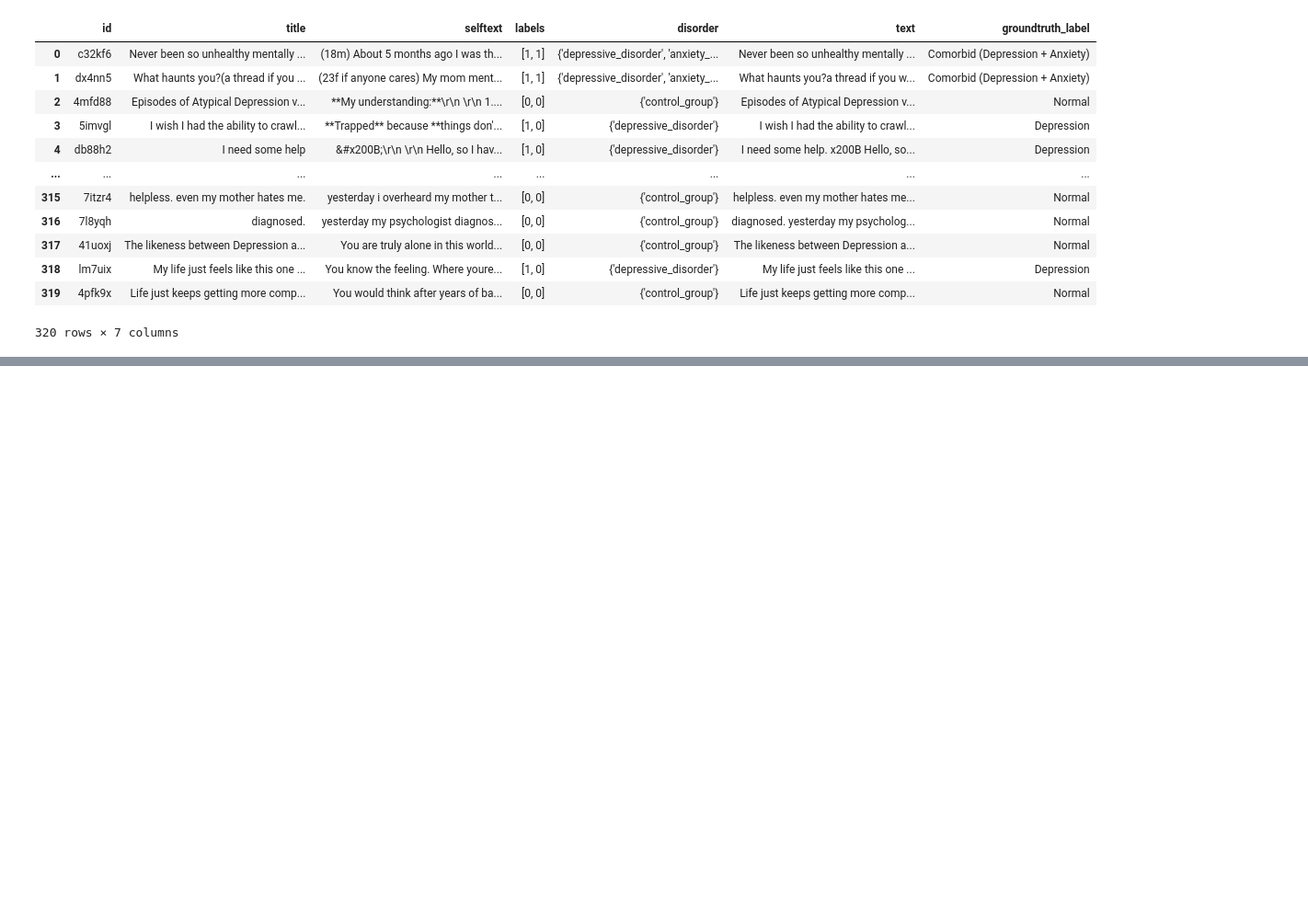
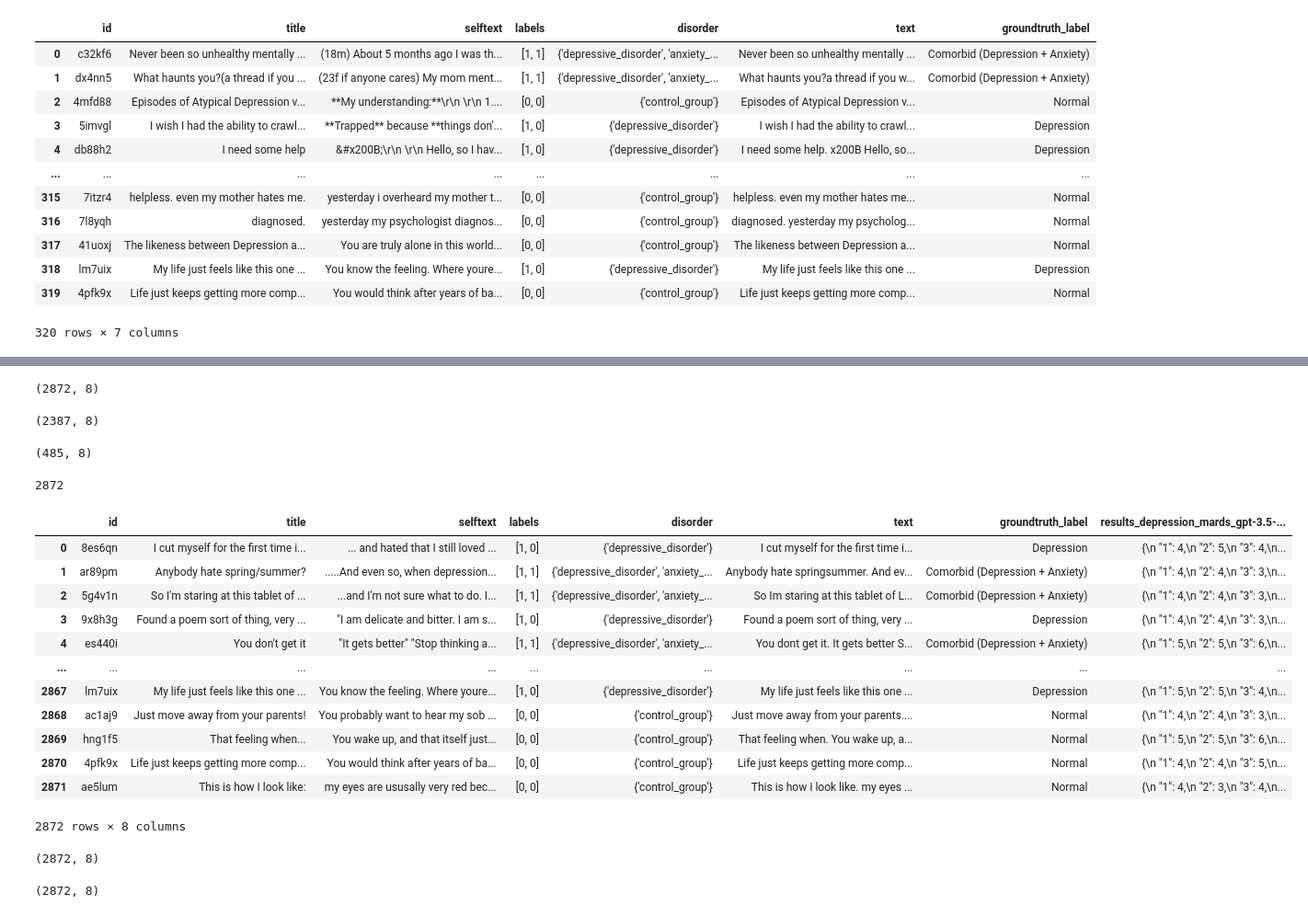
Before and after one commit to AmeyHengle/ANGST, a Jupyter notebook: notebooks/analysis.ipynb, the cells around one changed output, grey strips where cells are left out. Shown at 92% size. Drawn from its saved outputs; the diff is of its cells as text; code cells hidden in the pictures; blank space fills up the shorter version.

Commit message:
adding anxiety hamilton gpt-3.5-turbo results

```diff
--- a/notebooks/analysis.ipynb
+++ b/notebooks/analysis.ipynb
@@ -102,0 +86,3 @@ df.dropna().shape
+# %%
+main_df = pd.read_csv("../data/test/full_test.csv")
+main_df
@@ -102,0 +103,49 @@ df.dropna().shape
+# %%
+SEED=0
+MODEL="gpt-3.5-turbo"
+PROMPT_TYPE="depression_mards"
+
+df = pd.read_csv(f"../results/zero_shot/zero_shot_{PROMPT_TYPE}_{MODEL}_seed_{SEED}_old.csv")
+print(df.shape)
+df = df.dropna(subset=[f'results_{PROMPT_TYPE}_{MODEL}']).reset_index(drop=True)
+df.shape
+# %% [output]
+(2872, 8)
+(2387, 8)
+# %%
+df_new = pd.read_csv(f"../results/zero_shot/zero_shot_{PROMPT_TYPE}_{MODEL}_seed_{SEED}_new.csv")
+df_new.shape
+# %% [output]
+(485, 8)
+# %%
+result_dict = dict()
+for i in range(len(df)):
+    key = df.at[i, f'id']
+    val = df.at[i, f'results_{PROMPT_TYPE}_{MODEL}']
+    result_dict[key] = val
+
+for i in range(len(df_new)):
+    key = df_new.at[i, f'id']
+    val = df_new.at[i, f'results_{PROMPT_TYPE}_{MODEL}']
+    result_dict[key] = val
+
+len(result_dict)
+# %% [output]
+2872
+# %%
+main_df[f'results_{PROMPT_TYPE}_{MODEL}'] = main_df['id'].apply(lambda x: result_dict[x])
+main_df
+# %% [output]
+|  | id | title | selftext | labels | disorder | text | groundtruth_label | results_depression_mards_gpt-3.5-... |
+| 0 | 8es6qn | I cut myself for the first time i... | ... and hated that I still loved ... | [1, 0] | {'depressive_disorder'} | I cut myself for the first time i... | Depression | {\n "1": 4,\n "2": 5,\n "3": 4,\n... |
+| 1 | ar89pm | Anybody hate spring/summer? | .....And even so, when depression... | [1, 1] | {'depressive_disorder', 'anxiety_... | Anybody hate springsummer. And ev... | Comorbid (Depression + Anxiety) | {\n "1": 4,\n "2": 4,\n "3": 3,\n... |
+| 2 | 5g4v1n | So I'm staring at this tablet of ... | ...and I'm not sure what to do. I... | [1, 1] | {'depressive_disorder', 'anxiety_... | So Im staring at this tablet of L... | Comorbid (Depression + Anxiety) | {\n "1": 4,\n "2": 4,\n "3": 3,\n... |
+| 3 | 9x8h3g | Found a poem sort of thing, very ... | "I am delicate and bitter. I am s... | [1, 0] | {'depressive_disorder'} | Found a poem sort of thing, very ... | Depression | {\n "1": 4,\n "2": 4,\n "3": 3,\n... |
+| 4 | es440i | You don't get it | "It gets better" "Stop thinking a... | [1, 1] | {'depressive_disorder', 'anxiety_... | You dont get it. It gets better S... | Comorbid (Depression + Anxiety) | {\n "1": 5,\n "2": 5,\n "3": 6,\n... |
+| ... | ... | ... | ... | ... | ... | ... | ... | ... |
+| 2867 | lm7uix | My life just feels like this one ... | You know the feeling. Where youre... | [1, 0] | {'depressive_disorder'} | My life just feels like this one ... | Depression | {\n "1": 5,\n "2": 5,\n "3": 4,\n... |
+| 2868 | ac1aj9 | Just move away from your parents! | You probably want to hear my sob ... | [0, 0] | {'control_group'} | Just move away from your parents.... | Normal | {\n "1": 4,\n "2": 4,\n "3": 3,\n... |
+| 2869 | hng1f5 | That feeling when... | You wake up, and that itself just... | [0, 0] | {'control_group'} | That feeling when. You wake up, a... | Normal | {\n "1": 5,\n "2": 5,\n "3": 6,\n... |
+| 2870 | 4pfk9x | Life just keeps getting more comp... | You would think after years of ba... | [0, 0] | {'control_group'} | Life just keeps getting more comp... | Normal | {\n "1": 4,\n "2": 4,\n "3": 5,\n... |
+| 2871 | ae5lum | This is how I look like: | my eyes are ususally very red bec... | [0, 0] | {'control_group'} | This is how I look like. my eyes ... | Normal | {\n "1": 4,\n "2": 3,\n "3": 4,\n... |
+2872 rows × 8 columns
@@ -102,0 +154,8 @@ df.dropna().shape
+# %%
+df = pd.read_csv(f"../results/zero_shot/zero_shot_{PROMPT_TYPE}_{MODEL}_seed_{SEED}.csv")
+print(df.shape)
+df = df.dropna(subset=[f'results_{PROMPT_TYPE}_{MODEL}']).reset_index(drop=True)
+df.shape
+# %% [output]
+(2872, 8)
+(2872, 8)
```
Also changed, not shown: parts of 8 cells of this notebook, 8 other files.
